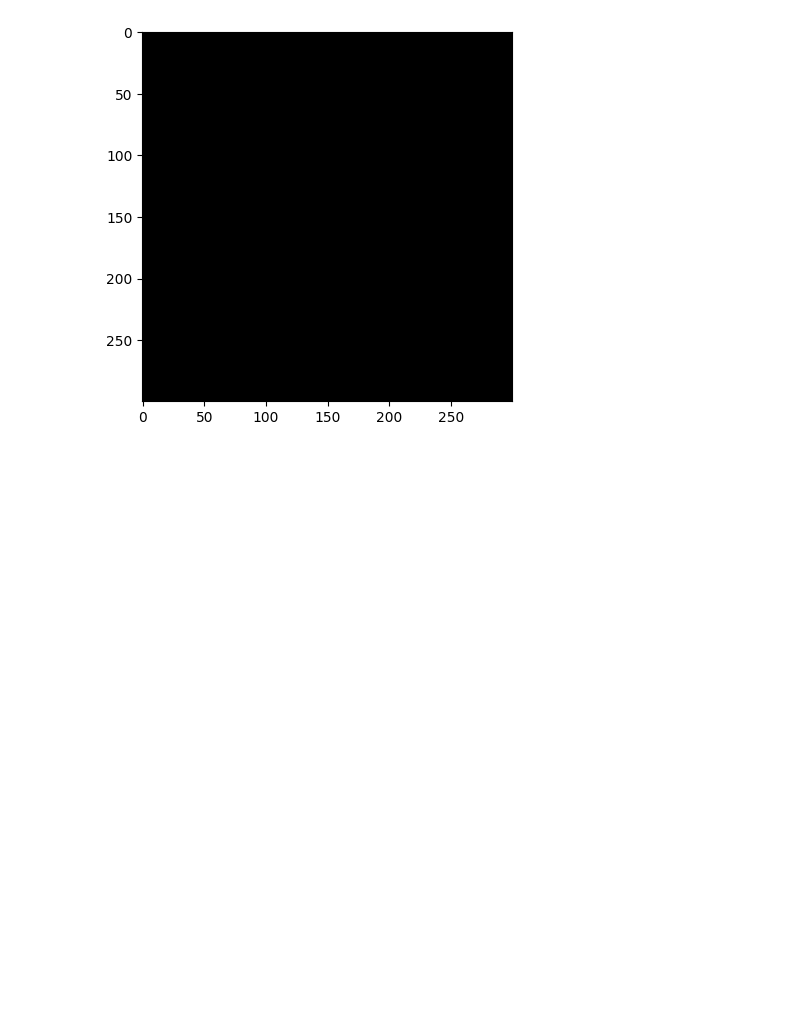
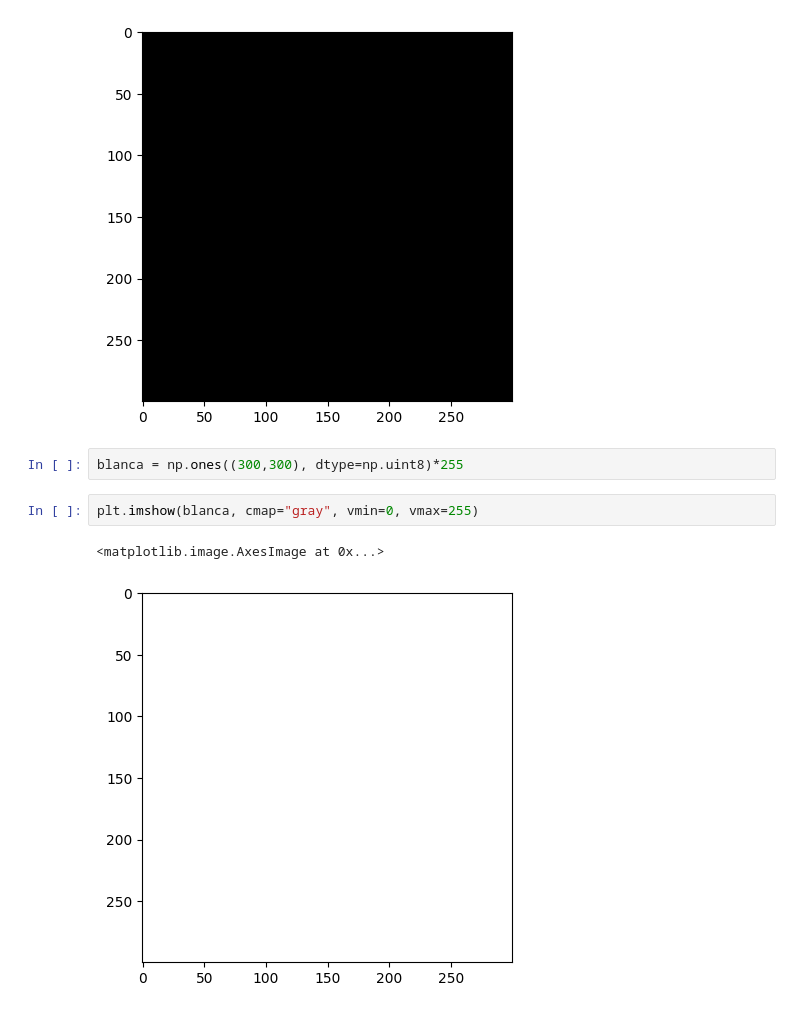
Before and after one commit to 0rphee/up, a Jupyter notebook: pdi/01-09-2023-practica-opencv/opencv.ipynb, the cells around one changed output. Cells and saved outputs as stored; diff of their text form; blank space fills up the shorter version.

```diff
--- a/pdi/01-09-2023-practica-opencv/opencv.ipynb
+++ b/pdi/01-09-2023-practica-opencv/opencv.ipynb
@@ -166,3 +150,10 @@ plt.imshow(np.full((300,300), 255, dtype=np.uint8), cmap="gray")
 # %% [output]
 <matplotlib.image.AxesImage at 0x...>
 [figure]
+# %%
+blanca = np.ones((300,300), dtype=np.uint8)*255
+# %%
+plt.imshow(blanca, cmap="gray", vmin=0, vmax=255)
+# %% [output]
+<matplotlib.image.AxesImage at 0x...>
+[figure, added]
```
Also changed, not shown: parts of 1 cell of this notebook, 1 other file.
